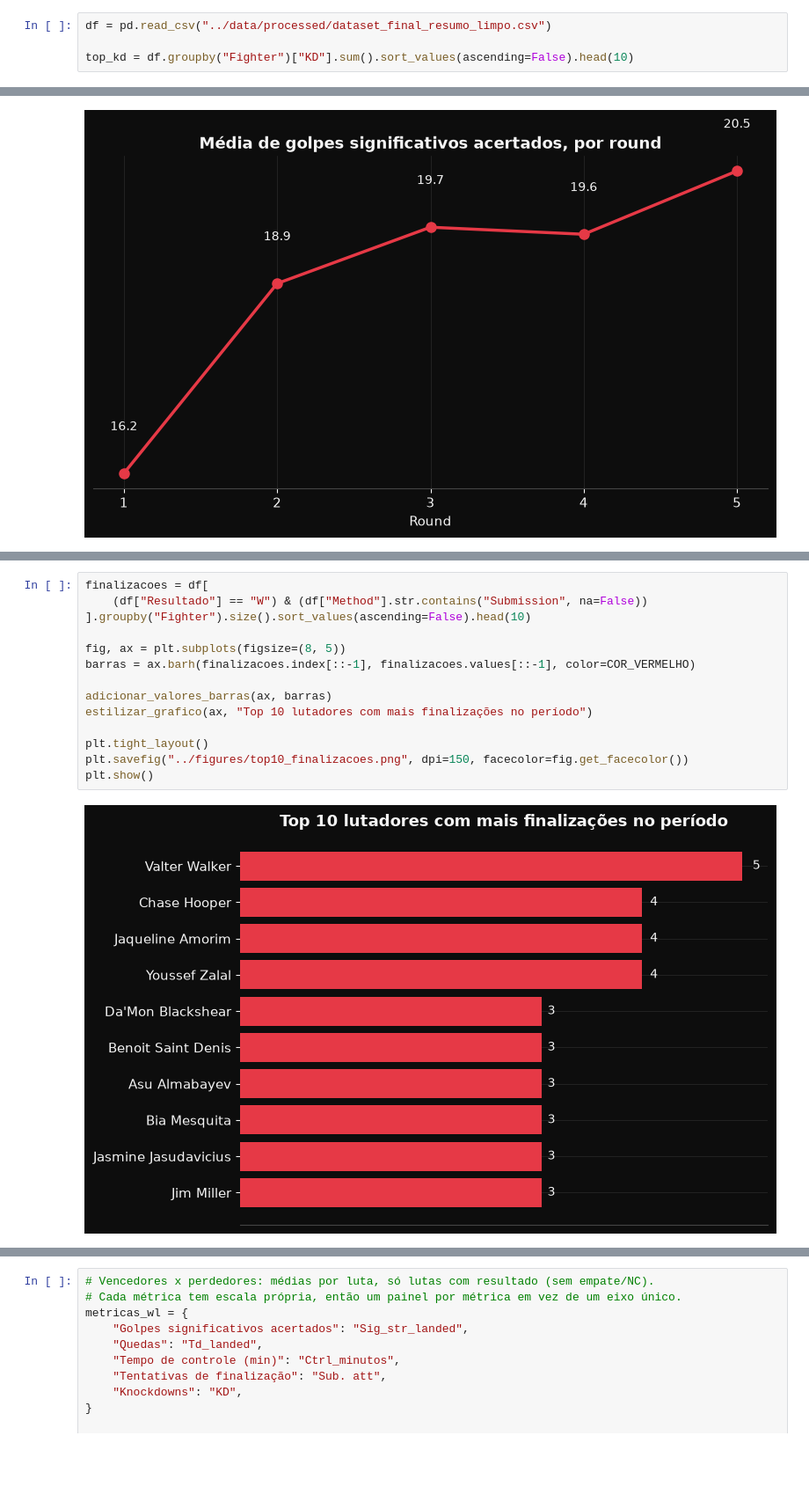
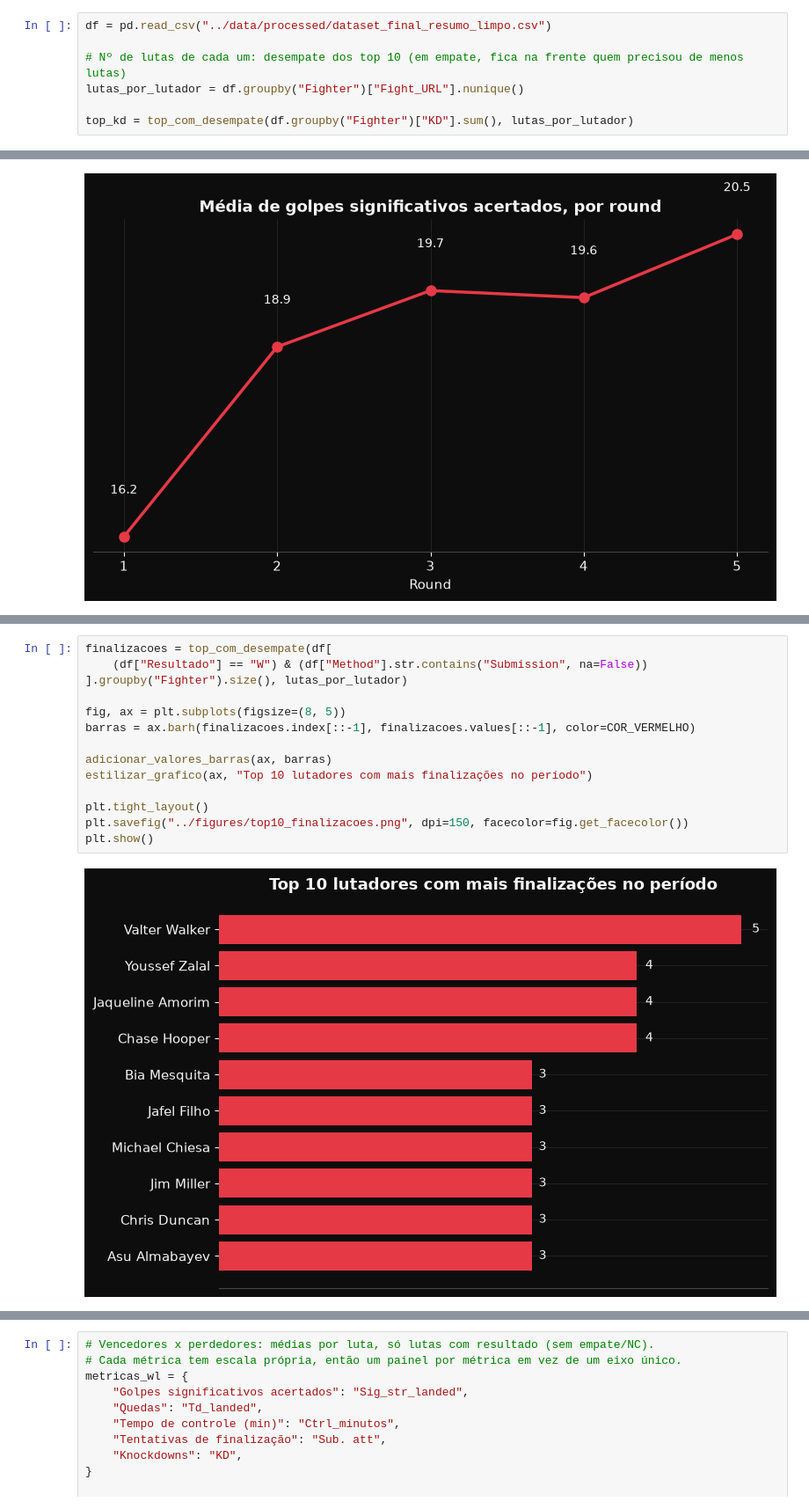
Before and after one commit to khannnn1/ufc-data, a Jupyter notebook: notebooks/02_visualizacao.ipynb, the cells around one changed output, grey strips where cells are left out. Shown at 88% size. Drawn from its saved outputs; the diff is of its cells as text; blank space fills up the shorter version.

```diff
--- a/notebooks/02_visualizacao.ipynb
+++ b/notebooks/02_visualizacao.ipynb
@@ -11,7 +12,10 @@ aplicar_estilo_dark()
 # %%
 df = pd.read_csv("../data/processed/dataset_final_resumo_limpo.csv")
 
-top_kd = df.groupby("Fighter")["KD"].sum().sort_values(ascending=False).head(10)
+# Nº de lutas de cada um: desempate dos top 10 (em empate, fica na frente quem precisou de menos lutas)
+lutas_por_lutador = df.groupby("Fighter")["Fight_URL"].nunique()
+
+top_kd = top_com_desempate(df.groupby("Fighter")["KD"].sum(), lutas_por_lutador)
 # %%
 fig, ax = plt.subplots(figsize=(8, 5))
 barras = ax.barh(top_kd.index[::-1], top_kd.values[::-1], color=COR_VERMELHO)
@@ -170,17 +176,17 @@ plt.show()
 # %%
-finalizacoes = df[
+finalizacoes = top_com_desempate(df[
     (df["Resultado"] == "W") & (df["Method"].str.contains("Submission", na=False))
-].groupby("Fighter").size().sort_values(ascending=False).head(10)
+].groupby("Fighter").size(), lutas_por_lutador)
 
 fig, ax = plt.subplots(figsize=(8, 5))
 barras = ax.barh(finalizacoes.index[::-1], finalizacoes.values[::-1], color=COR_VERMELHO)
 
 adicionar_valores_barras(ax, barras)
 estilizar_grafico(ax, "Top 10 lutadores com mais finalizações no período")
 
 plt.tight_layout()
 plt.savefig("../figures/top10_finalizacoes.png", dpi=150, facecolor=fig.get_facecolor())
 plt.show()
 # %% [output]
-[figure, old version]
+[figure, new version]
 # %%
```
Also changed, not shown: parts of 10 cells of this notebook, 13 other files.
